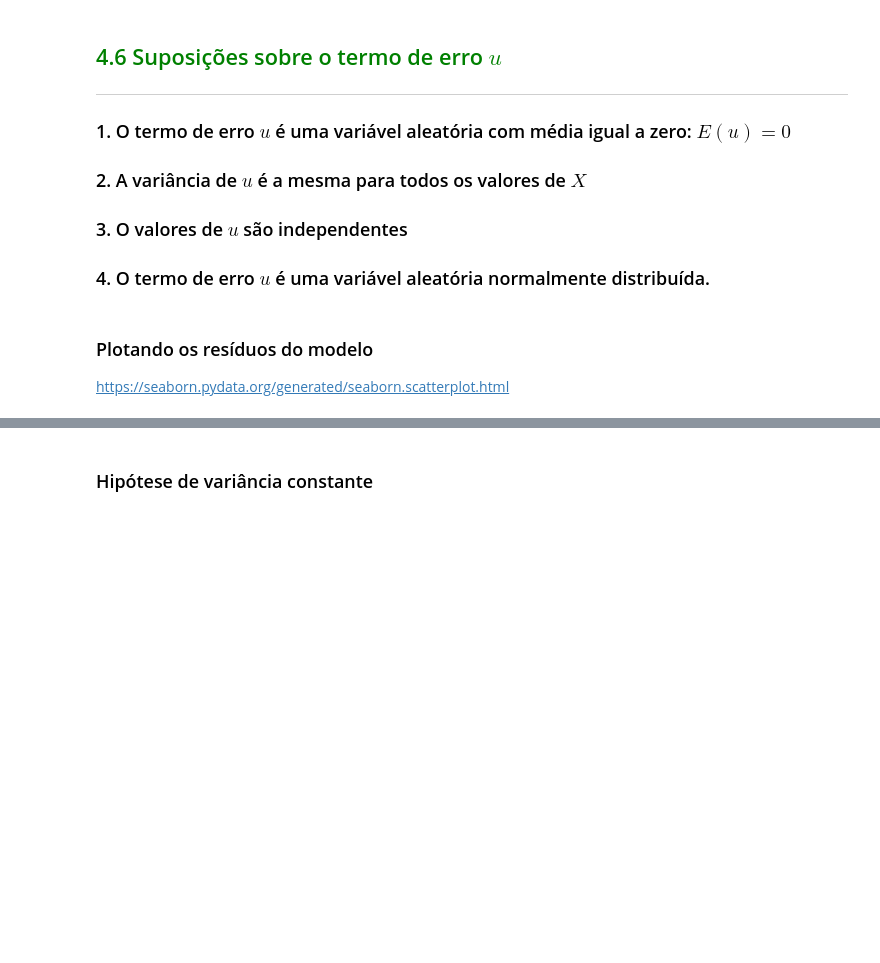
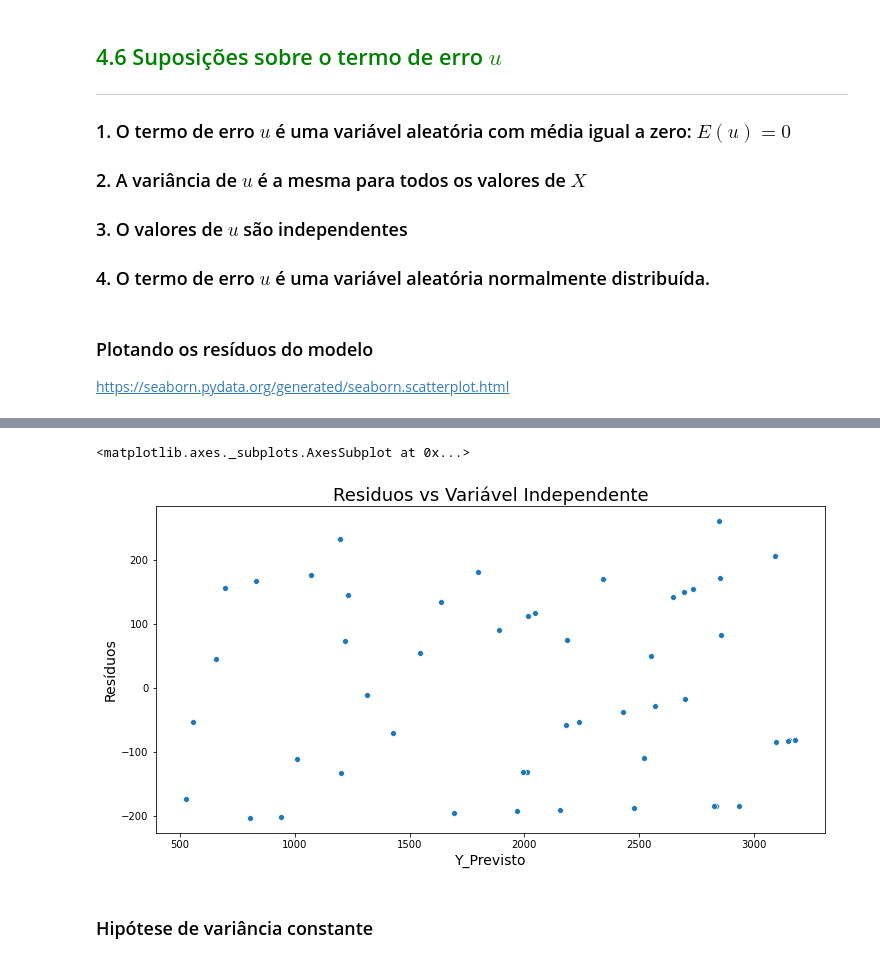
Before and after one commit to DorivanKadatzBorba/JupyterDS_Estudos, a Jupyter notebook: Estatística com python/#05 Correlação e Regressão/Curso_de_Estatística_Parte_4.ipynb, the cells around one changed output, grey strips where cells are left out. Drawn from its saved outputs; the diff is of its cells as text; code cells hidden in the pictures; blank space fills up the shorter version.

```diff
--- a/Estatística com python/#05 Correlação e Regressão/Curso_de_Estatística_Parte_4.ipynb
+++ b/Estatística com python/#05 Correlação e Regressão/Curso_de_Estatística_Parte_4.ipynb
@@ -793,3 +929,14 @@ https://seaborn.pydata.org/generated/seaborn.scatterplot.html
+# %%
+
+ax = sns.scatterplot(x=dataset.Y_previsto, y=dataset.Residuos)
+ax.figure.set_size_inches(12, 6)
+ax.set_title('Residuos vs Variável Independente', fontsize = 18)
+ax.set_xlabel('Y_Previsto', fontsize=14)
+ax.set_ylabel('Resíduos', fontsize=14)
+ax
+# %% [output]
+<matplotlib.axes._subplots.AxesSubplot at 0x...>
+[figure, added]
 # %% [markdown]
 ### Hipótese de variância constante
 # %% [markdown]
```
Also changed, not shown: parts of 23 cells of this notebook.
